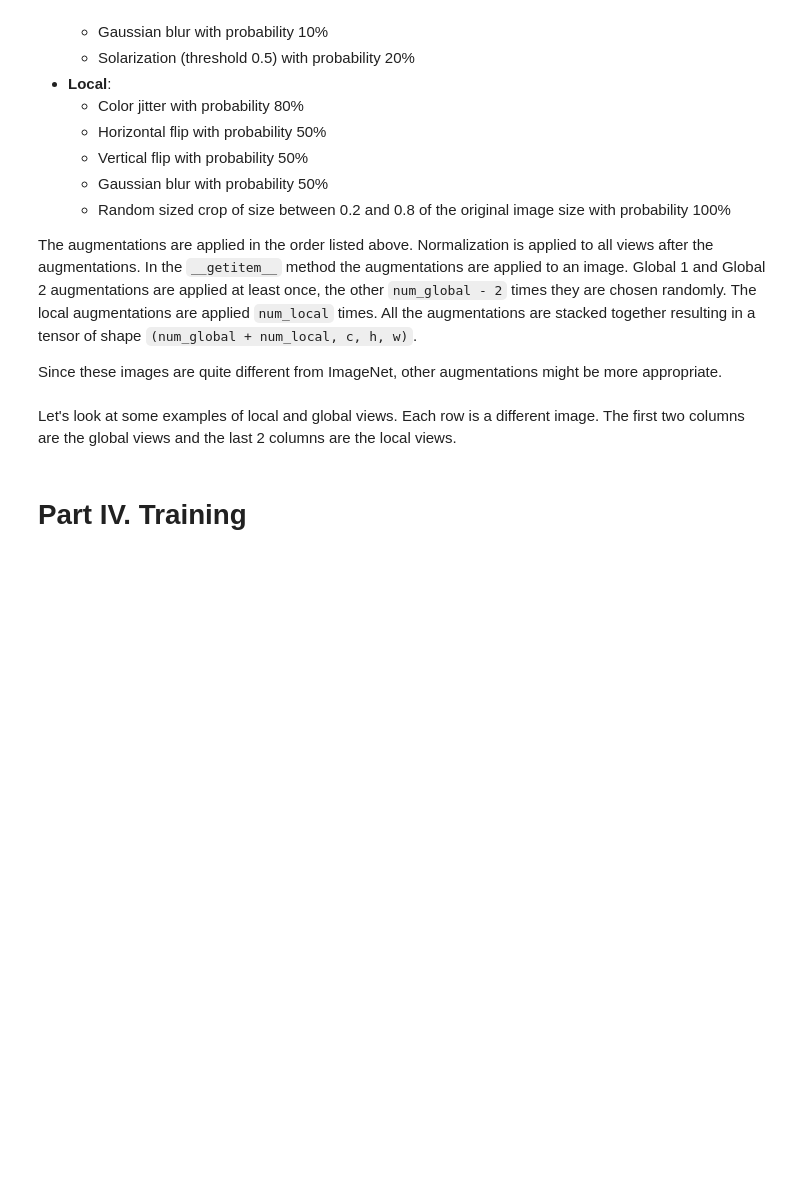
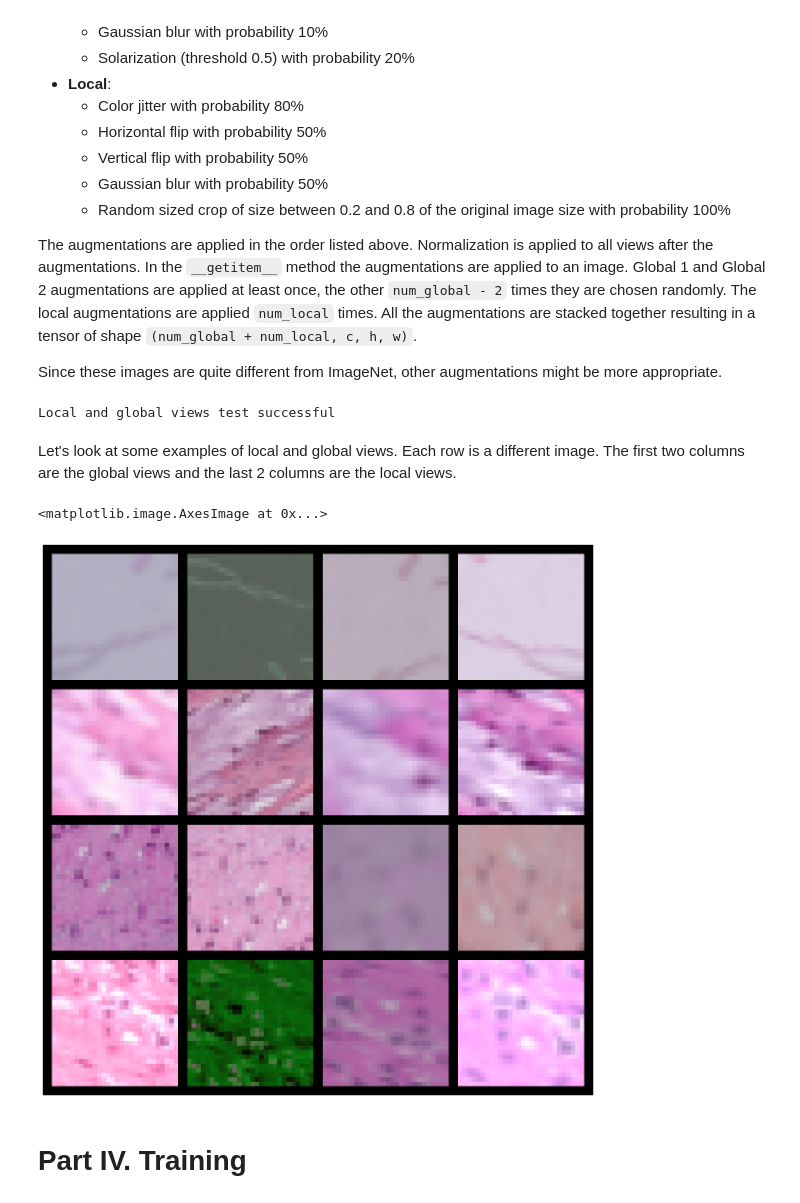
Before and after one commit to dpkass/HHU-Master-Representation-Learning, a Jupyter notebook: assignment_06/DINO.ipynb, the cells around one changed output. Cells and saved outputs as stored; diff of their text form; code cells hidden in the pictures; blank space fills up the shorter version.

```diff
--- a/assignment_06/DINO.ipynb
+++ b/assignment_06/DINO.ipynb
@@ -270,9 +361,8 @@ All the augmentations are stacked together resulting in a tensor of shape `(num_
 Since these images are quite different from ImageNet, other augmentations might be more appropriate.
 # %%
 class LocalGlobalPathMNIST(medmnist.PathMNIST):
-
     # Precomputed from the PathMNIST train set
-    NORMALIZE = transforms.Normalize(
+    NORMALIZE = T.Normalize(
         std=[0.1237, 0.1768, 0.1244],
         mean=[0.7405, 0.5330, 0.7058],
     )
@@ -284,10 +374,40 @@ class LocalGlobalPathMNIST(medmnist.PathMNIST):
         self.num_local = num_local
         self.num_global = num_global
 
-        jitter = transforms.ColorJitter(0.4, 0.4, 0.2, 0.1)
-        gaussian_blur = transforms.GaussianBlur(5, sigma=(0.1, 1.0))
+        jitter = T.ColorJitter(0.4, 0.4, 0.2, 0.1)
+        gaussian_blur = T.GaussianBlur(5, sigma=(0.1, 1.0))
 
         ### START CODE HERE ### (≈ 25 lines of code)
+        solarize = T.RandomSolarize(threshold=0.5)
+
+        base_t = T.Compose([
+            T.ToTensor(),
+            T.RandomApply([jitter], p=0.8),
+            T.RandomHorizontalFlip(p=0.5),
+            T.RandomVerticalFlip(p=0.5)
+        ])
+
+        self.global1 = T.Compose([
+            base_t,
+            gaussian_blur,
+            self.NORMALIZE
+        ])
+
+        self.global2 = T.Compose([
+            base_t,
+            T.RandomApply([gaussian_blur], p=0.1),
+            T.RandomApply([solarize], p=0.2),
+            self.NORMALIZE
+        ])
+
+        self.global_t = lambda *args: (self.global1 if torch.randn(1) < 0.5 else self.global2)(*args)
+
+        self.local = T.Compose([
+            base_t,
+            T.RandomApply([gaussian_blur], p=0.5),
+            T.RandomResizedCrop(size=28, scale=(0.2, 0.8)),
+            self.NORMALIZE
+        ])
         ### END CODE HERE ###
 
     def __getitem__(self, idx):
@@ -298,7 +418,14 @@ class LocalGlobalPathMNIST(medmnist.PathMNIST):
         """
         img, _ = super().__getitem__(idx)
         ### START CODE HERE ### (≈ 9 lines of code)
+        return torch.stack([
+            self.global1(img),
+            self.global2(img),
+            *[self.global_t(img) for _ in range(self.num_global - 2)],
+            *[self.local(img) for _ in range(self.num_local)],
+        ])
         ### END CODE HERE ###
+
 
 def test_local_global():
     dataset = LocalGlobalPathMNIST(num_local=6, num_global=2)
@@ -310,7 +437,10 @@ def test_local_global():
     assert all([img.shape == (7, 3, 28, 28) for img in imgs])
     print("Local and global views test successful")
 
+
 test_local_global()
+# %% [output]
+Local and global views test successful
 # %% [markdown]
 Let's look at some examples of local and global views.
 Each row is a different image. The first two columns are the global views and the last 2 columns are the local views.
@@ -320,18 +450,20 @@ loader = DataLoader(dataset, batch_size=4)
 imgs = next(iter(loader))
 # %%
 mean, std = LocalGlobalPathMNIST.NORMALIZE.mean, LocalGlobalPathMNIST.NORMALIZE.std
-unnormalize = transforms.Normalize(
+unnormalize = T.Normalize(
     mean=[-m / s for m, s in zip(mean, std)],
     std=[1 / s for s in std]
 )
-
 
 imgs = imgs.view(-1, 3, 28, 28)
 imgs = unnormalize(imgs).clamp(0, 1)
 grid = make_grid(imgs, nrow=4)
 plt.figure(figsize=(20, 15))
 plt.axis('off')
 plt.imshow(grid.permute(1, 2, 0))
+# %% [output]
+<matplotlib.image.AxesImage at 0x...>
+[figure, added]
 # %% [markdown]
 # Part IV. Training
 # %% [markdown]
```
Also changed, not shown: parts of 20 cells of this notebook.
